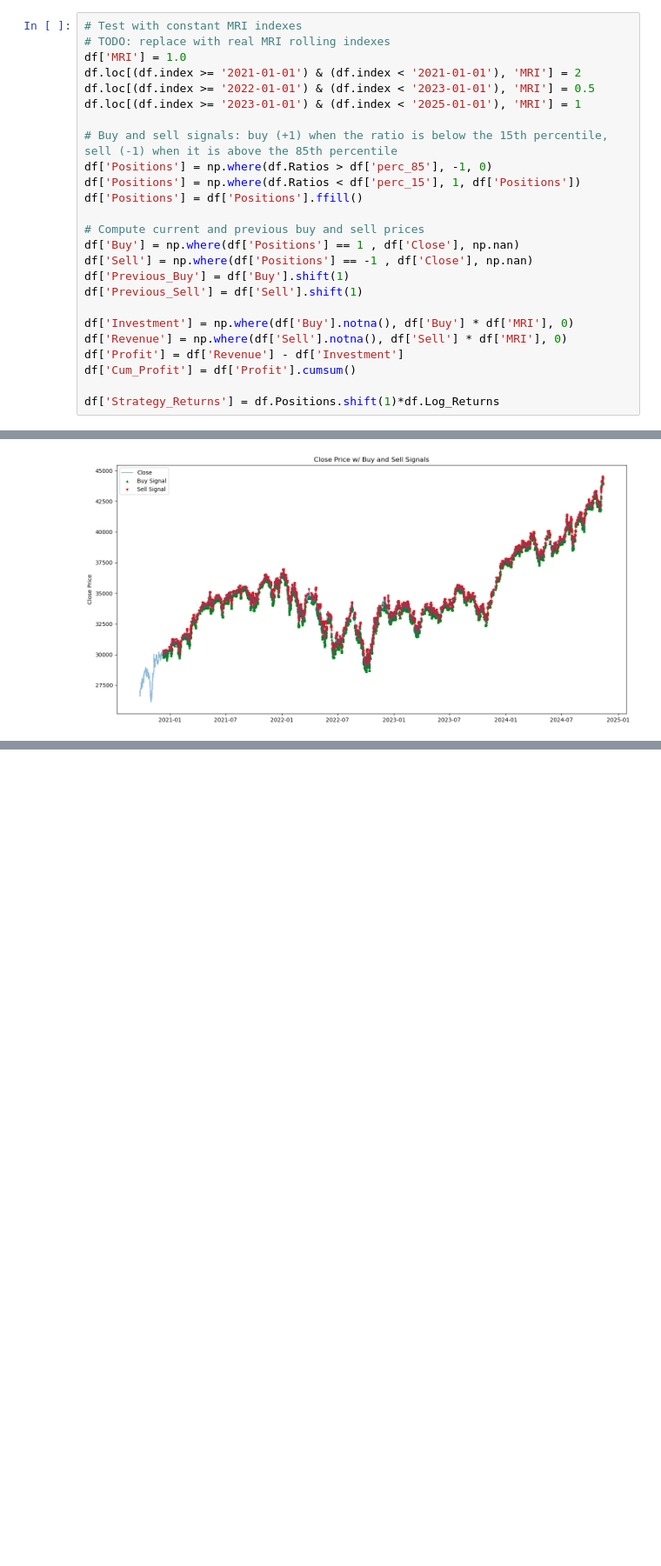
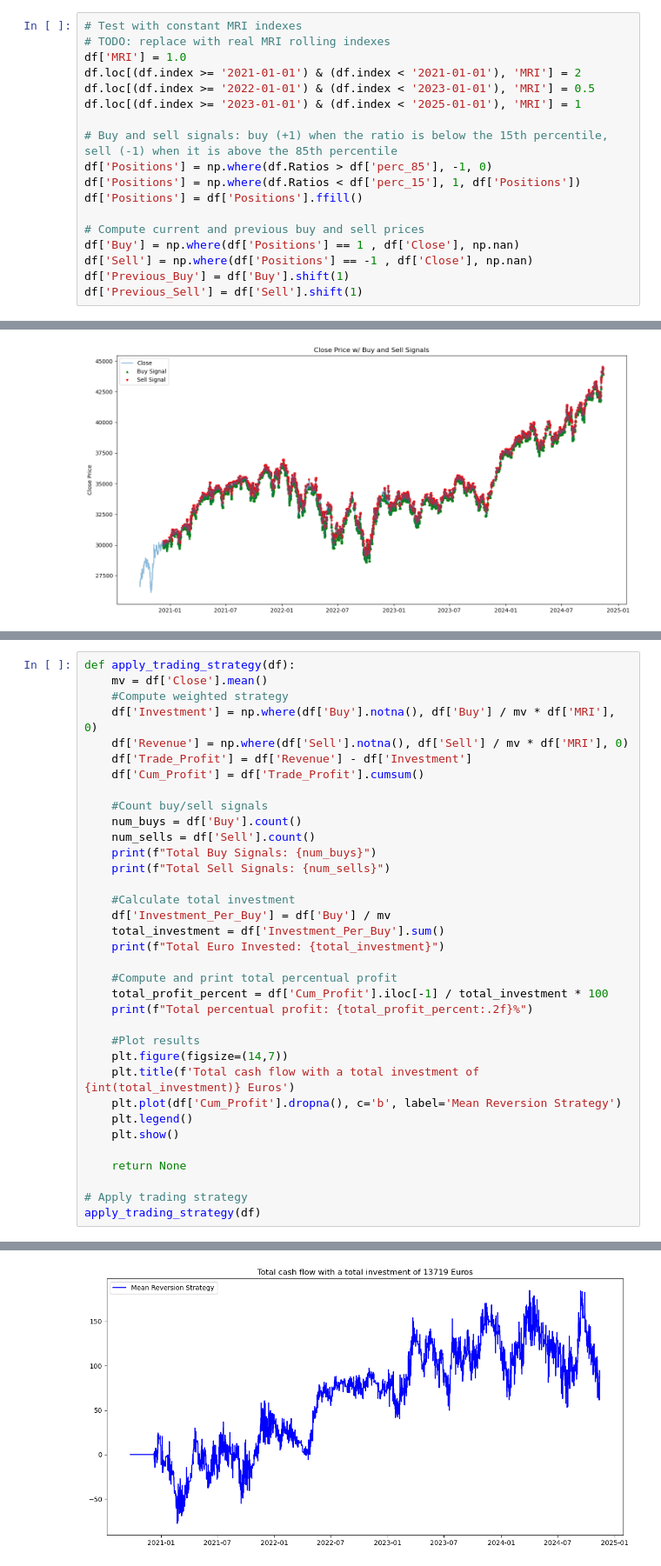
Before and after one commit to lorenzorizzi17/MeanReversionMetric, a Jupyter notebook: strategy.ipynb, the cells around one changed output, grey strips where cells are left out. Shown at 87% size. Saved outputs shown, nothing was run; the diff lists cells and outputs as text; blank space fills up the shorter version.

Commit message:
Add apply_trading_strategy function

```diff
--- a/strategy.ipynb
+++ b/strategy.ipynb
@@ -50,13 +50,6 @@ df['Buy'] = np.where(df['Positions'] == 1 , df['Close'], np.nan)
 df['Sell'] = np.where(df['Positions'] == -1 , df['Close'], np.nan)
 df['Previous_Buy'] = df['Buy'].shift(1)
 df['Previous_Sell'] = df['Sell'].shift(1)
-
-df['Investment'] = np.where(df['Buy'].notna(), df['Buy'] * df['MRI'], 0)
-df['Revenue'] = np.where(df['Sell'].notna(), df['Sell'] * df['MRI'], 0)
-df['Profit'] = df['Revenue'] - df['Investment']
-df['Cum_Profit'] = df['Profit'].cumsum()
-
-df['Strategy_Returns'] = df.Positions.shift(1)*df.Log_Returns
 # %%
 fig, axes = plt.subplots(1, 1, figsize=(14, 7))
 axes.set_title('Close Price w/ Buy and Sell Signals')
@@ -92,0 +65,36 @@ Mean reversion Strategy Returns: 1185.0267820513052
+# %%
+def apply_trading_strategy(df):
+    mv = df['Close'].mean()
+    #Compute weighted strategy
+    df['Investment'] = np.where(df['Buy'].notna(), df['Buy'] / mv * df['MRI'], 0)
+    df['Revenue'] = np.where(df['Sell'].notna(), df['Sell'] / mv * df['MRI'], 0)
+    df['Trade_Profit'] = df['Revenue'] - df['Investment']
+    df['Cum_Profit'] = df['Trade_Profit'].cumsum()
+
+    #Count buy/sell signals
+    num_buys = df['Buy'].count()
+    num_sells = df['Sell'].count()
+    print(f"Total Buy Signals: {num_buys}")
+    print(f"Total Sell Signals: {num_sells}")
+
+    #Calculate total investment
+    df['Investment_Per_Buy'] = df['Buy'] / mv
+    total_investment = df['Investment_Per_Buy'].sum()
+    print(f"Total Euro Invested: {total_investment}")
+
+    #Compute and print total percentual profit
+    total_profit_percent = df['Cum_Profit'].iloc[-1] / total_investment * 100
+    print(f"Total percentual profit: {total_profit_percent:.2f}%")
+
+    #Plot results
+    plt.figure(figsize=(14,7))
+    plt.title(f'Total cash flow with a total investment of {int(total_investment)} Euros')
+    plt.plot(df['Cum_Profit'].dropna(), c='b', label='Mean Reversion Strategy')
+    plt.legend()
+    plt.show()
+
+    return None
+
+# Apply trading strategy
+apply_trading_strategy(df)
+# %% [output]
@@ -92,0 +105 @@ Mean reversion Strategy Returns: 1185.0267820513052
+[figure, added]
```
Also changed, not shown: parts of 2 cells of this notebook.
